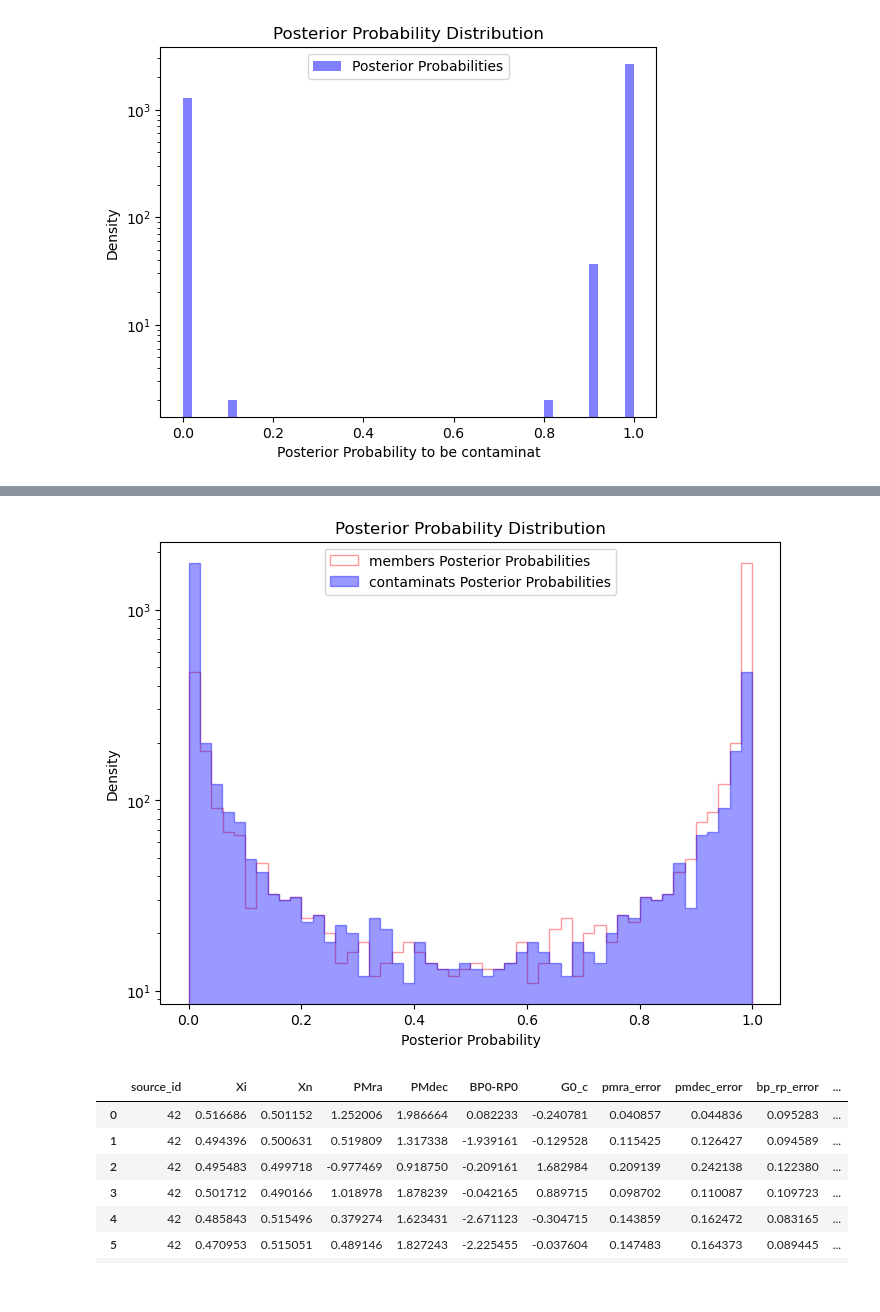
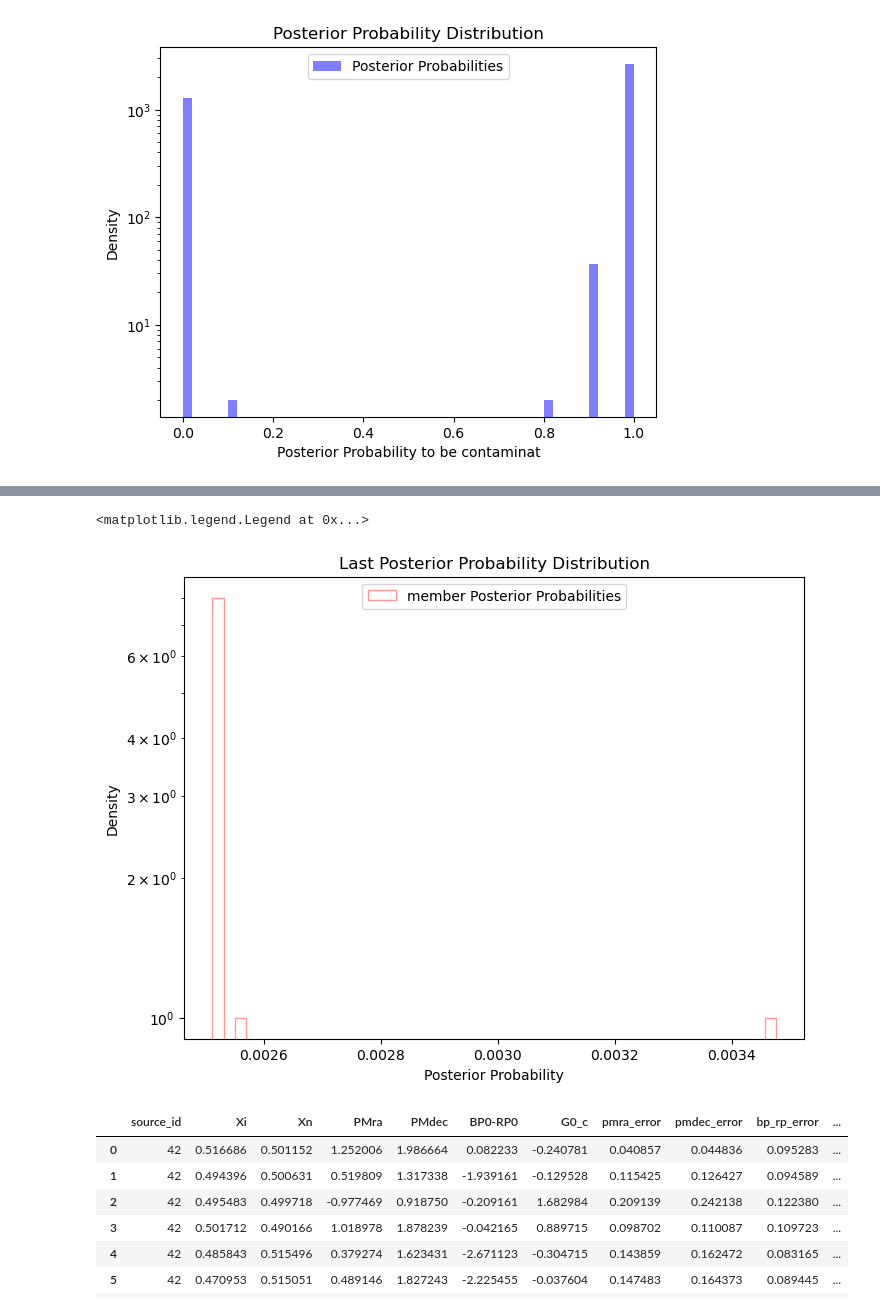
Before and after one commit to marcoboscato/normflow_mac, a Jupyter notebook: NORMFLOW/BimodalGaussian_Figaro4D.ipynb, the cells around one changed output, grey strips where cells are left out. Drawn from its saved outputs; the diff is of its cells as text; code cells hidden in the pictures.

Commit message:
last posterior prob hist done

```diff
--- a/NORMFLOW/BimodalGaussian_Figaro4D.ipynb
+++ b/NORMFLOW/BimodalGaussian_Figaro4D.ipynb
@@ -12,7 +12,7 @@ from scipy.stats import multivariate_normal
 # %%
 # IMPORT Z SPACE DATA
 
-catalog_name = 'DracoInDraco'
+catalog_name = 'SextansInDraco'
 
 path = catalog_name+'_8deg/'
 savepath = path+'Figaro_outputs/'
@@ -965,8 +976,6 @@ z = np.array(S_label + B_label)
 np.random.shuffle(z)
 #z = np.random.choice(['S', 'B'], size=N)
 trace_z = []
-members_prob = []
-contamints_prob = []
 
 
 # Build the Known and unknown PDF using the trained weights
@@ -980,10 +989,11 @@ data_tf = tf.convert_to_tensor(data, dtype=tf.float32)
 likelihood_S_all = contaminants_dist.prob(data_tf)  # shape (N,)
 likelihood_B_all = members_dist.prob(data_tf)       # shape (N,)
 
+pS_full_posterior = np.zeros([N, n_iterations], dtype=np.float32)
+pB_full_posterior = np.zeros([N, n_iterations], dtype=np.float32)
+
 #for it in tqdm(range(n_iterations), desc='iteration'):
 for it in range(n_iterations):
-    pS = np.zeros(N, dtype=np.float32)
-    pB = np.zeros(N, dtype=np.float32)
     for i in range(N):
         # Count excluding current
         z_minus = np.delete(z, i)
@@ -1002,8 +1012,8 @@ for it in range(n_iterations):
         # Posterior
         p_S, p_B = compute_posteriors(likelihood_S, likelihood_B, p_S_prior, p_B_prior)
 
-        pS[i] = p_S
-        pB[i] = p_B
+        pS_full_posterior[i,it] = p_S
+        pB_full_posterior[i,it] = p_B
 
         if p_S > p_B:
             z[i] = 'S'
@@ -1011,13 +1021,9 @@ for it in range(n_iterations):
             z[i] = 'B'
 
     trace_z.append(z.copy())
-    members_prob.append(pS)
-    contamints_prob.append(pB)
 
 # Estimate posterior probabilities over samples
 trace_z_array = np.array(trace_z)
-members_prob_array = np.array(members_prob)
-contaminants_prob_array = np.array(contamints_prob)
 posterior_z_prob = np.mean(trace_z_array == 'S', axis=0)
 
 posterior_z_prob[:10]
@@ -1056,17 +1081,20 @@ plt.legend(loc='upper center')
 # %%
+## Check all posterior for the first stars
+
 fig, ax = plt.subplots(1, figsize=(8, 6))
 
-ax.hist(members_prob_array[-1], bins=50, density=False, alpha=0.4, fill=False, histtype='step', color='red', label='members Posterior Probabilities')
-ax.hist(contaminants_prob_array[-1], bins=50, density=False, alpha=0.4, fill=True, histtype='step', color='blue', label='contaminats Posterior Probabilities')
+ax.hist(pB_full_posterior[2000], bins=50, density=False, alpha=0.4, fill=False, histtype='step', color='red', label='member Posterior Probabilities')
+#ax.hist(pS_full_posterior[0], bins=50, density=False, alpha=0.1, fill=True, histtype='step', color='blue', label='contaminat Posterior Probabilities')
 ax.set_xlabel('Posterior Probability')
 ax.set_ylabel('Density')
 ax.set_yscale('log')
-ax.set_title('Posterior Probability Distribution')
+ax.set_title('Last Posterior Probability Distribution')
 ax.legend(loc='upper center')
 
-fig.savefig(savepath+catalog_name+'_prob_hist.png', dpi=300)
+#fig.savefig(savepath+catalog_name+'_prob_hist.png', dpi=300)
 # %% [output]
+<matplotlib.legend.Legend at 0x...>
-[figure, old version]
+[figure, new version]
 # %%
 z_test_BMG1.head(30)
 # %% [output]
```
Also changed, not shown: parts of 7 cells of this notebook, 3 other files.
